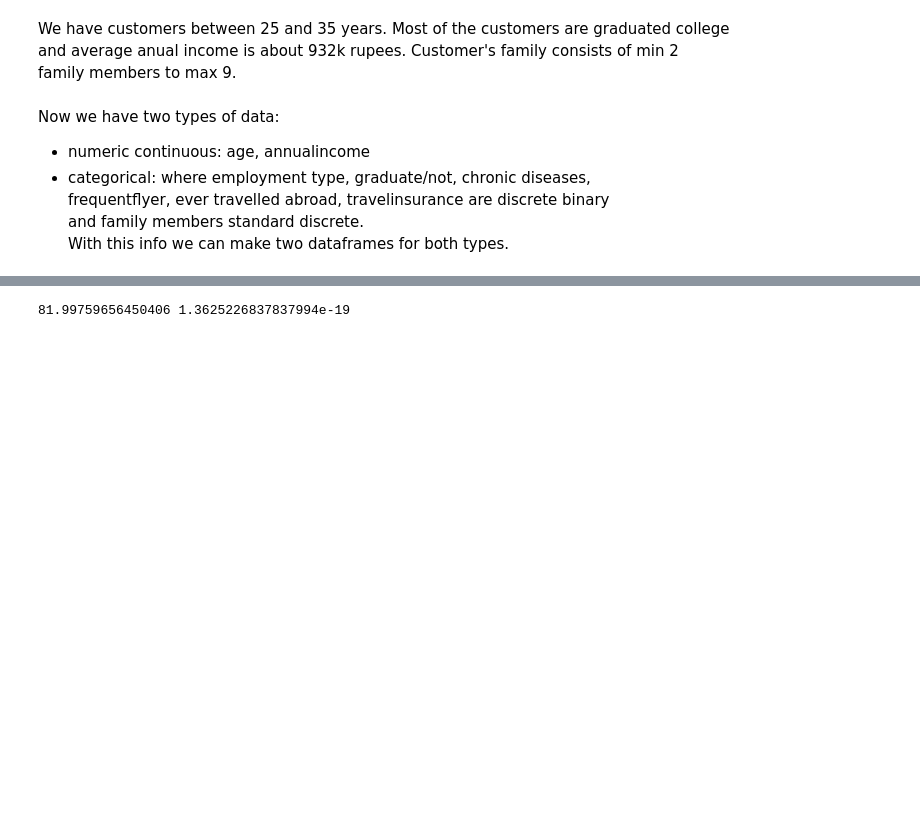
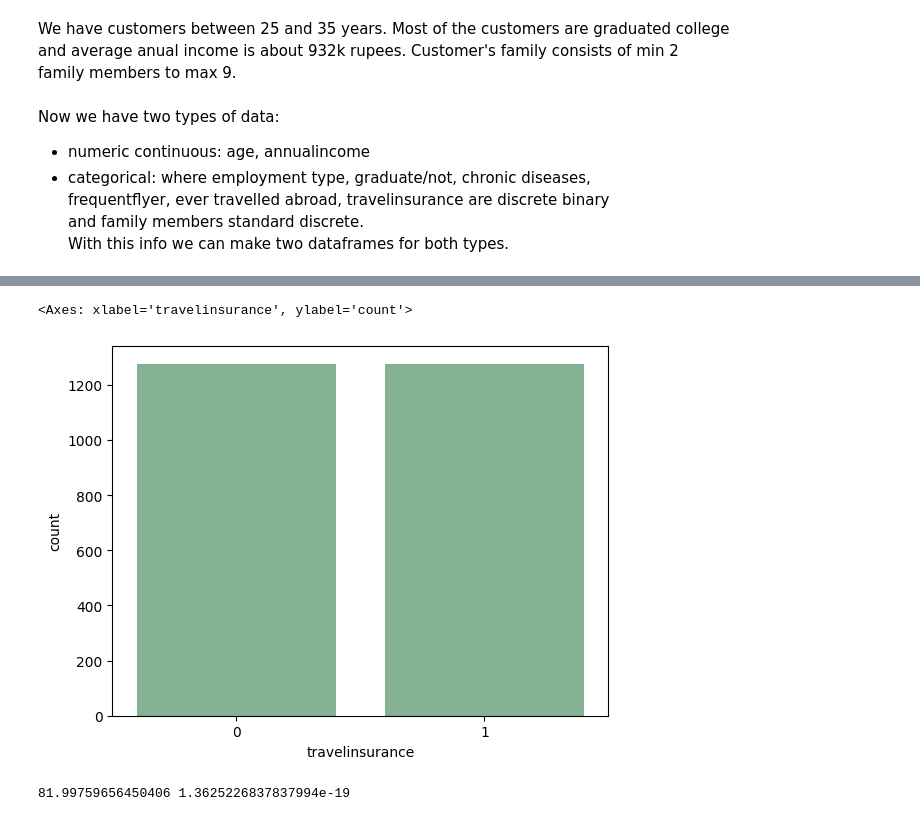
Before and after one commit to ShariYo/Modul3_Sprint1, a Jupyter notebook: project/main.ipynb, the cells around one changed output, grey strips where cells are left out. Cells and saved outputs as stored; diff of their text form; code cells hidden in the pictures; blank space fills up the shorter version.

```diff
--- a/project/main.ipynb
+++ b/project/main.ipynb
@@ -139,5 +193,7 @@ travel_cate = travelin[
 # %%
 oversampler = RandomOverSampler(sampling_strategy="auto", random_state=42)
-X_train_oversampled, y_train_oversampled = oversampler.fit_resample(travel_cate[["employment_type", "graduateornot", "chronicdiseases"], travel_cate["travelinsurance"]])
-print(X_train_oversampled)
+X = travel_cate[["employment_type", "graduateornot", "chronicdiseases"]]
+y = travel_cate["travelinsurance"]
+X_train_oversampled, y_train_oversampled = oversampler.fit_resample(X, y)
+print(y_train_oversampled)
 # %% [output]
@@ -148,3 +212,8 @@ InvalidIndexError: (['employment_type', 'graduateornot', 'chronicdiseases'], 0
+# %%
+sns.countplot(x=y_train_oversampled)
+# %% [output]
+<Axes: xlabel='travelinsurance', ylabel='count'>
+[figure, added]
 # %%
 group = travelin["travelinsurance"]
 ob_freq = np.bincount(group)
```
Also changed, not shown: parts of 13 cells of this notebook, 1 other file.
